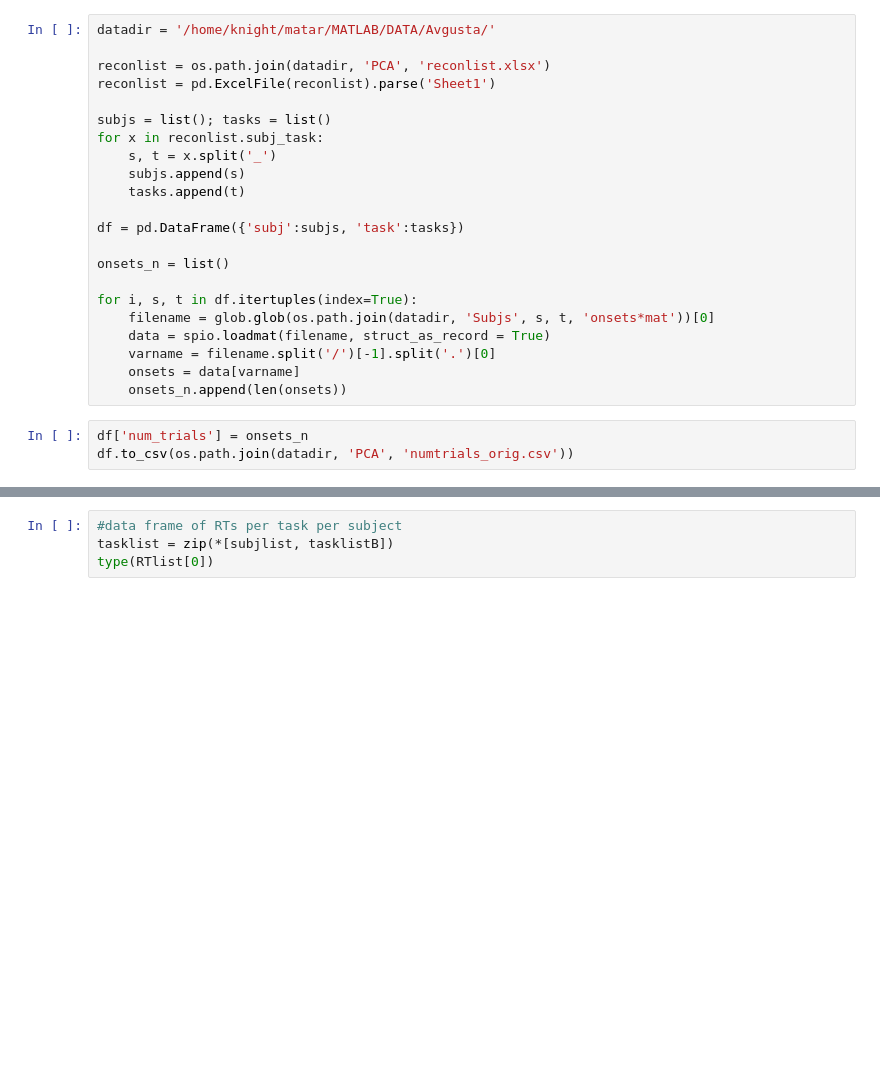
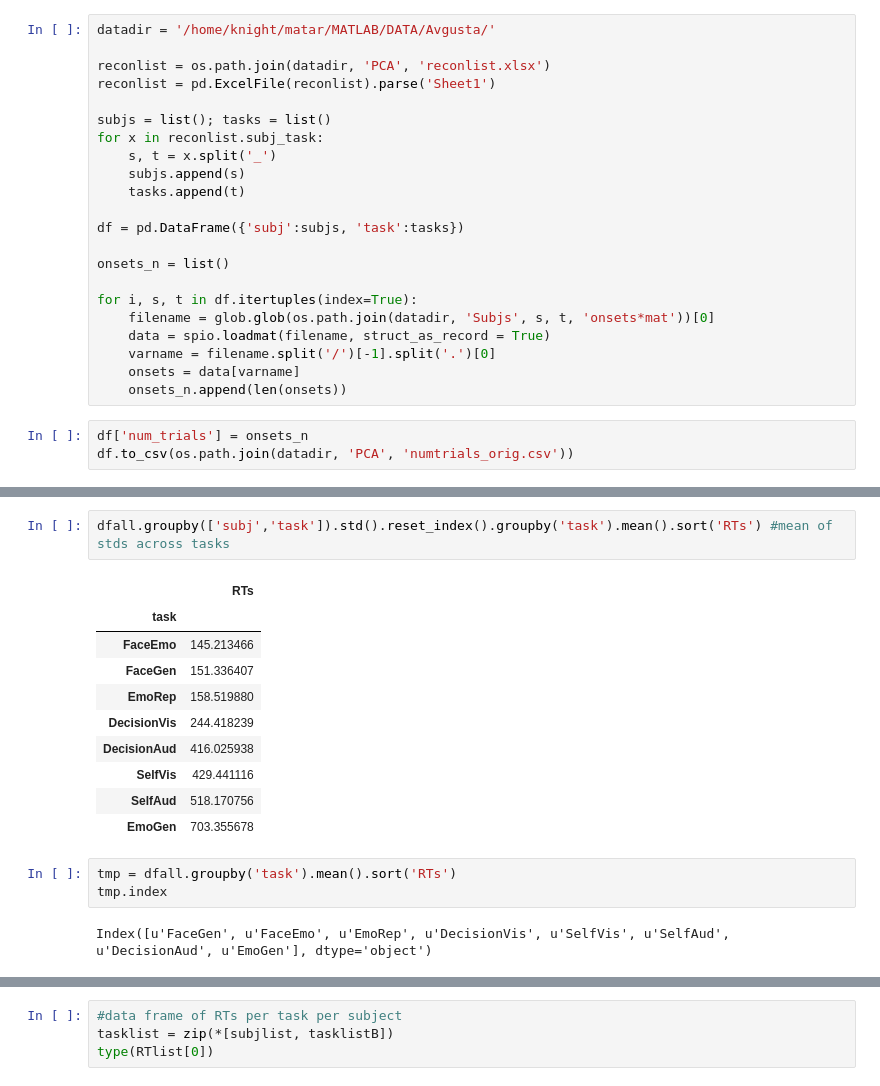
Before and after one commit to matarhaller/ECOGpy, a Jupyter notebook: RThists.ipynb, the cells around one changed output, grey strips where cells are left out. Saved outputs shown, nothing was run; the diff lists cells and outputs as text; blank space fills up the shorter version.

```diff
--- a/RThists.ipynb
+++ b/RThists.ipynb
@@ -173,2 +157,20 @@ Index([u'FaceGen', u'FaceEmo', u'DecisionVis', u'EmoRep', u'SelfVis', u'Decision
+# %%
+dfall.groupby(['subj','task']).std().reset_index().groupby('task').mean().sort('RTs') #mean of stds across tasks
+# %% [output]
+|  | RTs |
+| task |  |
+| FaceEmo | 145.213466 |
+| FaceGen | 151.336407 |
+| EmoRep | 158.519880 |
+| DecisionVis | 244.418239 |
+| DecisionAud | 416.025938 |
+| SelfVis | 429.441116 |
+| SelfAud | 518.170756 |
+| EmoGen | 703.355678 |
+# %%
+tmp = dfall.groupby('task').mean().sort('RTs')
+tmp.index
+# %% [output]
+Index([u'FaceGen', u'FaceEmo', u'EmoRep', u'DecisionVis', u'SelfVis', u'SelfAud', u'DecisionAud', u'EmoGen'], dtype='object')
 # %%
 set2 = brewer2mpl.get_map('RdBu', 'Diverging', 8).mpl_colors
```
Also changed, not shown: parts of 26 cells of this notebook, 6 other files.
